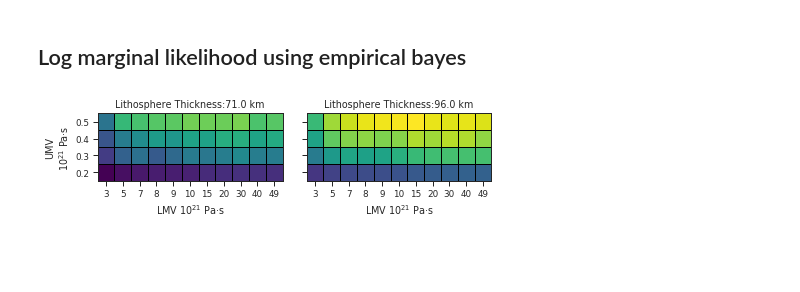
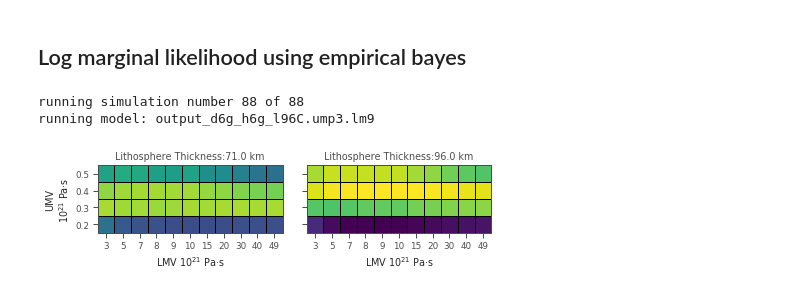
Before and after one commit to blakedyer/EU_LIG, a Jupyter notebook: notebooks/Bayesian Holocene Constraints.ipynb, the cells around one changed output. Saved outputs shown, nothing was run; the diff lists cells and outputs as text; code cells hidden in the pictures; blank space fills up the shorter version.

```diff
--- a/notebooks/Bayesian Holocene Constraints.ipynb
+++ b/notebooks/Bayesian Holocene Constraints.ipynb
@@ -1215,7 +1219,8 @@ gps = {}
 traces = {}
 
 data2 = data.copy()
-data2 = data2.sample(frac=.5) #300 samples
+data2['lon']=[a+360 if a<0 else a for a in data2['lon']]
+data2 = data2.sample(frac=.5) #600 samples
 N = data["elevation"].size
 data2=data2.sort_values(['type'])
 keys = list(data2['type'].unique())
@@ -1370,9 +1382,17 @@ Text(0.5, 0, 'RMSE of index points')
 from sklearn.gaussian_process import GaussianProcessRegressor
 from sklearn.gaussian_process.kernels import ConstantKernel
 models_to_run = [m for m in model_names if (('l71' in m) or ('l96' in m))]
+# %%
+data2 = data.copy()
+# %%
+data2['lon']=[a+360 if a<0 else a for a in data2['lon']]
 # %%
 lml = {}
+i=0
 for k in models_to_run:
+    clear_output(wait=True)
+    print("running simulation number " + str(i + 1) + " of " + str(len(models_to_run)))
+    print("running model: " + k)
     GIA_MODEL = models[k]
     z_functions = interpolation_functions_holocene(
         data2["lat"].values, data2["lon"].values, GIA_MODEL
@@ -1385,10 +1405,14 @@ for k in models_to_run:
     kernel = ConstantKernel(constant_value=0)
 
     gpr = GaussianProcessRegressor(kernel=kernel,
-             random_state=0)
+             random_state=0, alpha=data2['elevation_uncertainty']**2)
 
     gpr = gpr.fit(data2['age'], r)
     lml[k]=gpr.log_marginal_likelihood_value_
+    i+=1
+# %% [output]
+running simulation number 88 of 88
+running model: output_d6g_h6g_l96C.ump3.lm9
 # %%
 # compare_model_names = comp.index.values
 model_params_df = {}
@@ -1424,6 +1448,6 @@ B=comp_sorted['deglacial_rate'].unique()
 C=comp_sorted['lithosphere'].unique()
 experiments=list(itertools.product(*[A,B,C]))
 # %%
-plot_status(df2,experiments,'likelihood')
+fig=plot_status(df2,experiments,'likelihood')
 # %% [output]
-[figure, old version]
+[figure, new version]
```
Also changed, not shown: parts of 10 cells of this notebook, 1 other file.
